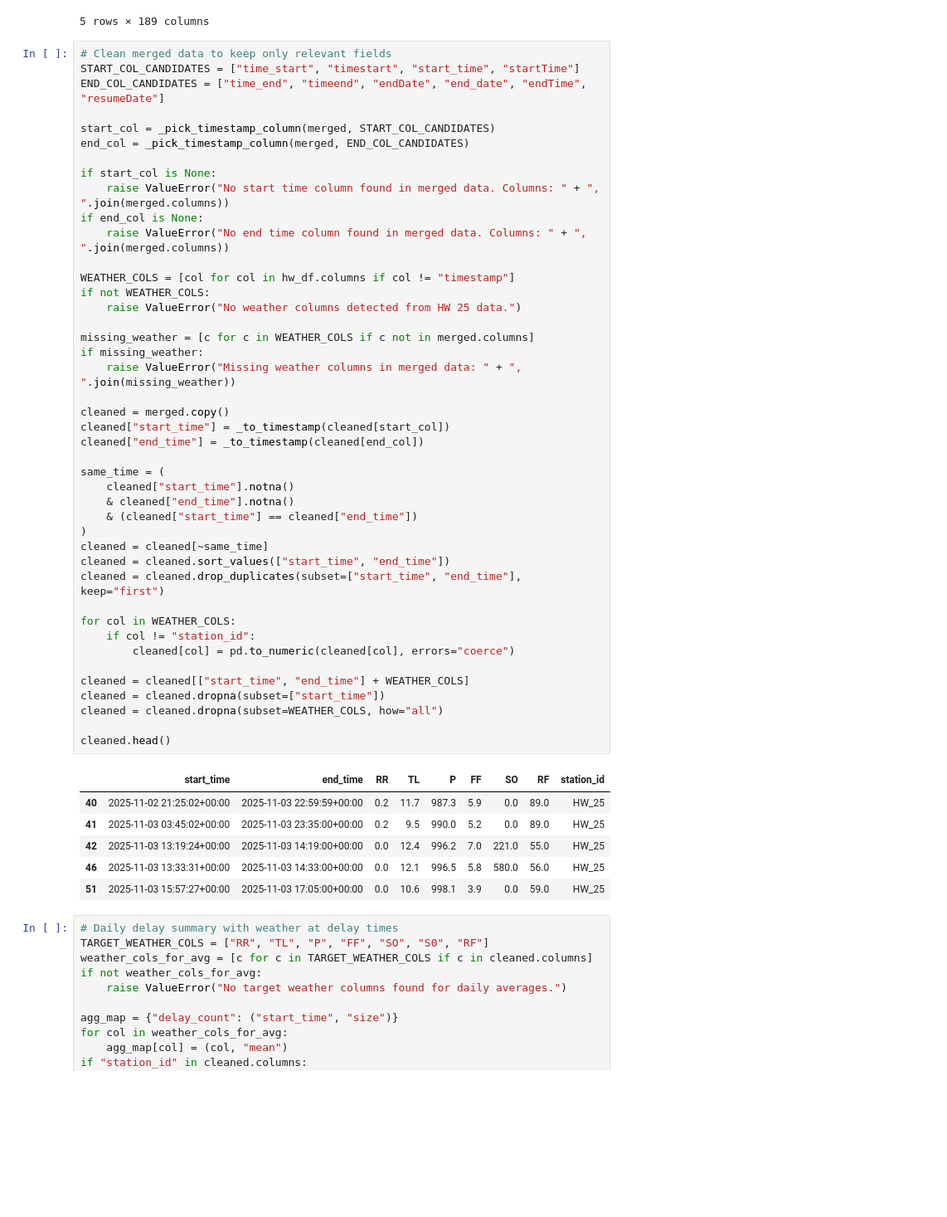
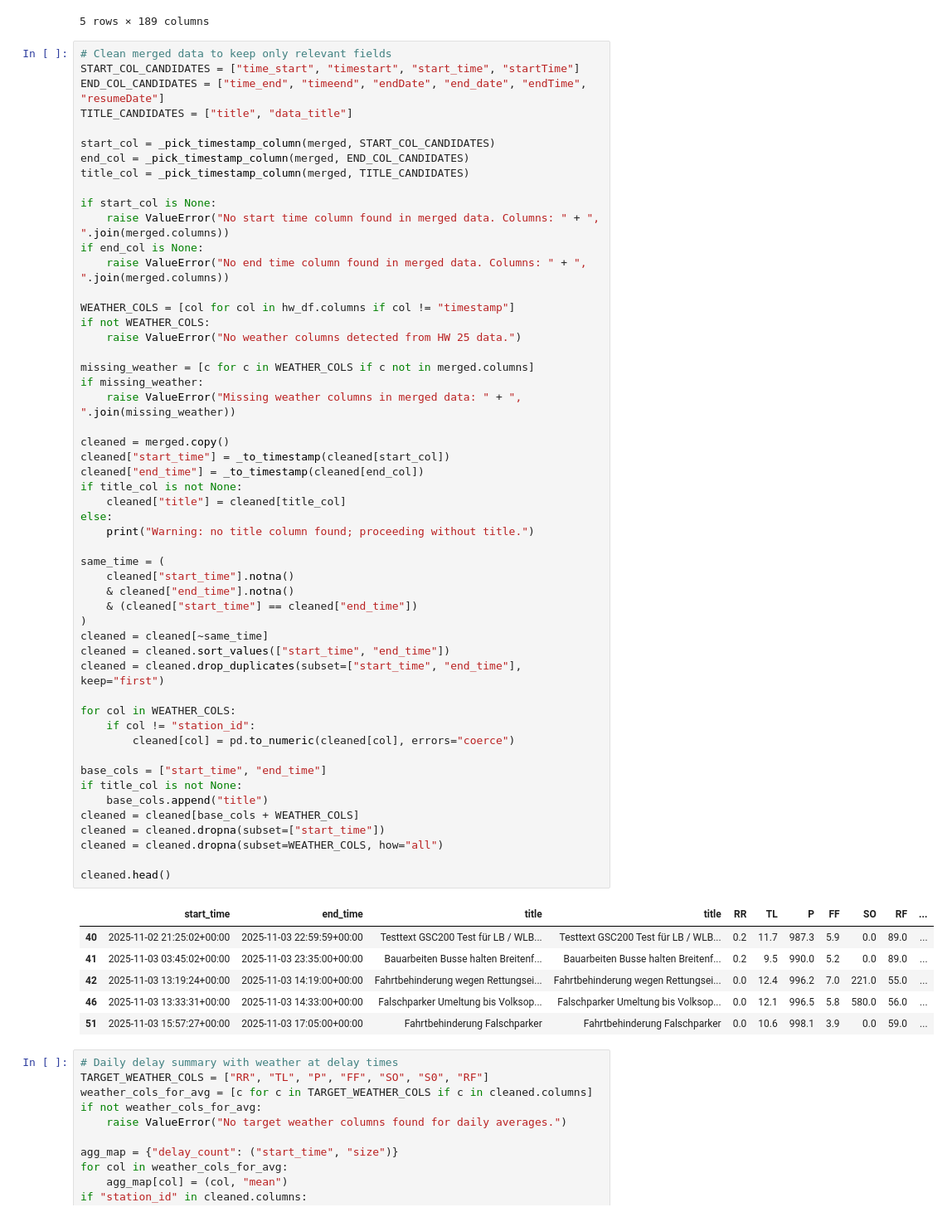
Before and after one commit to LisaMayr/WeatherAndDelay, a Jupyter notebook: notebooks/merge_wienerlinien_hw25.ipynb, the cells around one changed output. Shown at 83% size. Drawn from its saved outputs; the diff is of its cells as text; blank space fills up the shorter version.

```diff
--- a/notebooks/merge_wienerlinien_hw25.ipynb
+++ b/notebooks/merge_wienerlinien_hw25.ipynb
@@ -149,9 +149,11 @@ merged.head()
 # Clean merged data to keep only relevant fields
 START_COL_CANDIDATES = ["time_start", "timestart", "start_time", "startTime"]
 END_COL_CANDIDATES = ["time_end", "timeend", "endDate", "end_date", "endTime", "resumeDate"]
+TITLE_CANDIDATES = ["title", "data_title"]
 
 start_col = _pick_timestamp_column(merged, START_COL_CANDIDATES)
 end_col = _pick_timestamp_column(merged, END_COL_CANDIDATES)
+title_col = _pick_timestamp_column(merged, TITLE_CANDIDATES)
 
 if start_col is None:
     raise ValueError("No start time column found in merged data. Columns: " + ", ".join(merged.columns))
@@ -161,40 +163,47 @@ if end_col is None:
 WEATHER_COLS = [col for col in hw_df.columns if col != "timestamp"]
 if not WEATHER_COLS:
     raise ValueError("No weather columns detected from HW 25 data.")
 
 missing_weather = [c for c in WEATHER_COLS if c not in merged.columns]
 if missing_weather:
     raise ValueError("Missing weather columns in merged data: " + ", ".join(missing_weather))
 
 cleaned = merged.copy()
 cleaned["start_time"] = _to_timestamp(cleaned[start_col])
 cleaned["end_time"] = _to_timestamp(cleaned[end_col])
+if title_col is not None:
+    cleaned["title"] = cleaned[title_col]
+else:
+    print("Warning: no title column found; proceeding without title.")
 
 same_time = (
     cleaned["start_time"].notna()
     & cleaned["end_time"].notna()
     & (cleaned["start_time"] == cleaned["end_time"])
 )
 cleaned = cleaned[~same_time]
 cleaned = cleaned.sort_values(["start_time", "end_time"])
 cleaned = cleaned.drop_duplicates(subset=["start_time", "end_time"], keep="first")
 
 for col in WEATHER_COLS:
     if col != "station_id":
         cleaned[col] = pd.to_numeric(cleaned[col], errors="coerce")
 
-cleaned = cleaned[["start_time", "end_time"] + WEATHER_COLS]
+base_cols = ["start_time", "end_time"]
+if title_col is not None:
+    base_cols.append("title")
+cleaned = cleaned[base_cols + WEATHER_COLS]
 cleaned = cleaned.dropna(subset=["start_time"])
 cleaned = cleaned.dropna(subset=WEATHER_COLS, how="all")
 
 cleaned.head()
 # %% [output]
-|  | start_time | end_time | RR | TL | P | FF | SO | RF | station_id |
-| 40 | 2025-11-02 21:25:02+00:00 | 2025-11-03 22:59:59+00:00 | 0.2 | 11.7 | 987.3 | 5.9 | 0.0 | 89.0 | HW_25 |
-| 41 | 2025-11-03 03:45:02+00:00 | 2025-11-03 23:35:00+00:00 | 0.2 | 9.5 | 990.0 | 5.2 | 0.0 | 89.0 | HW_25 |
-| 42 | 2025-11-03 13:19:24+00:00 | 2025-11-03 14:19:00+00:00 | 0.0 | 12.4 | 996.2 | 7.0 | 221.0 | 55.0 | HW_25 |
-| 46 | 2025-11-03 13:33:31+00:00 | 2025-11-03 14:33:00+00:00 | 0.0 | 12.1 | 996.5 | 5.8 | 580.0 | 56.0 | HW_25 |
-| 51 | 2025-11-03 15:57:27+00:00 | 2025-11-03 17:05:00+00:00 | 0.0 | 10.6 | 998.1 | 3.9 | 0.0 | 59.0 | HW_25 |
+|  | start_time | end_time | title | title | RR | TL | P | FF | SO | RF | ... |
+| 40 | 2025-11-02 21:25:02+00:00 | 2025-11-03 22:59:59+00:00 | Testtext GSC200 Test für LB / WLB... | Testtext GSC200 Test für LB / WLB... | 0.2 | 11.7 | 987.3 | 5.9 | 0.0 | 89.0 | ... |
+| 41 | 2025-11-03 03:45:02+00:00 | 2025-11-03 23:35:00+00:00 | Bauarbeiten Busse halten Breitenf... | Bauarbeiten Busse halten Breitenf... | 0.2 | 9.5 | 990.0 | 5.2 | 0.0 | 89.0 | ... |
+| 42 | 2025-11-03 13:19:24+00:00 | 2025-11-03 14:19:00+00:00 | Fahrtbehinderung wegen Rettungsei... | Fahrtbehinderung wegen Rettungsei... | 0.0 | 12.4 | 996.2 | 7.0 | 221.0 | 55.0 | ... |
+| 46 | 2025-11-03 13:33:31+00:00 | 2025-11-03 14:33:00+00:00 | Falschparker Umeltung bis Volksop... | Falschparker Umeltung bis Volksop... | 0.0 | 12.1 | 996.5 | 5.8 | 580.0 | 56.0 | ... |
+| 51 | 2025-11-03 15:57:27+00:00 | 2025-11-03 17:05:00+00:00 | Fahrtbehinderung Falschparker | Fahrtbehinderung Falschparker | 0.0 | 10.6 | 998.1 | 3.9 | 0.0 | 59.0 | ... |
 # %%
 # Daily delay summary with weather at delay times
 TARGET_WEATHER_COLS = ["RR", "TL", "P", "FF", "SO", "S0", "RF"]
```
Also changed, not shown: 36 other files.
